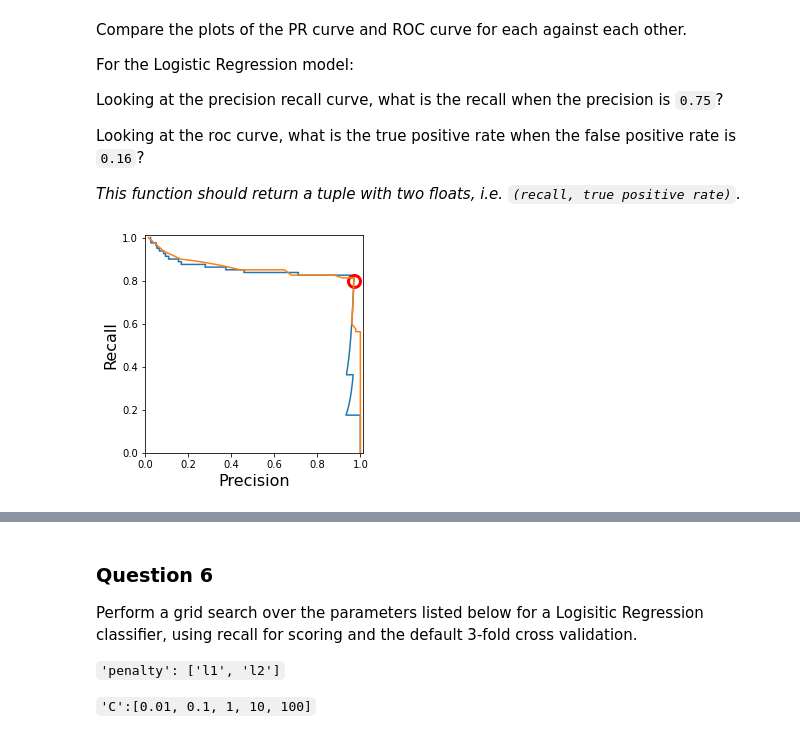
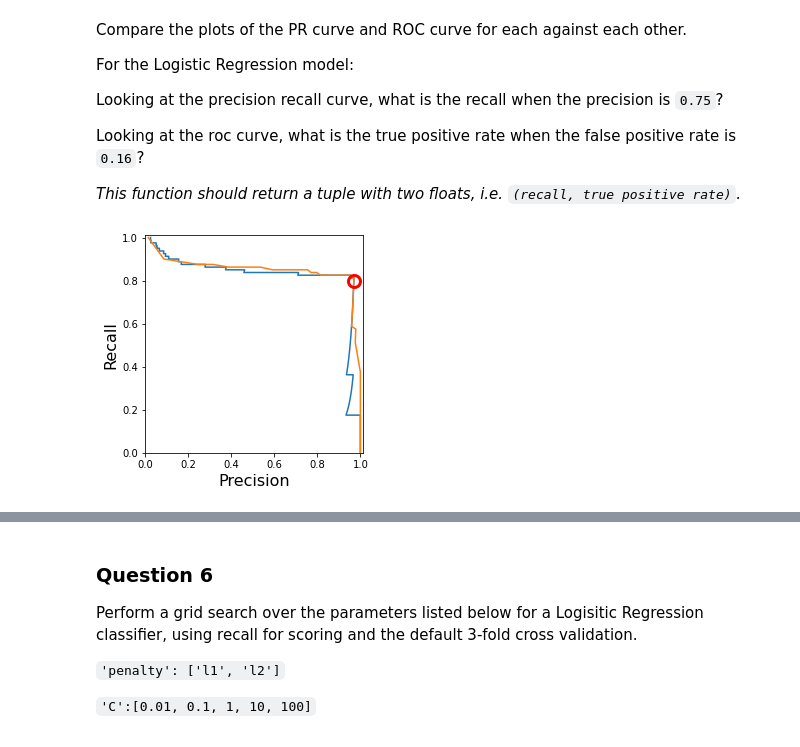
Before and after one commit to Malka82/College, a Jupyter notebook: Copy_of_Assignment_3.ipynb, the cells around one changed output, grey strips where cells are left out. Drawn from its saved outputs; the diff is of its cells as text; code cells hidden in the pictures.

```diff
--- a/Copy_of_Assignment_3.ipynb
+++ b/Copy_of_Assignment_3.ipynb
@@ -124,38 +145,49 @@ lr.fit(X_train, y_train)
 y_scores_lr = lr.decision_function(X_test)
 # %%
 #create a second classifier of your choice
+
+from sklearn.ensemble import RandomForestClassifier
+
+rfc = RandomForestClassifier()
+rfc = rfc.fit(X_train, y_train)
+y_scores_rfc = rfc.predict_proba(X_test)[:, 1]
 # %%
 def draw_pr_curve():
     from sklearn.metrics import precision_recall_curve
 
     precision, recall, thresholds = precision_recall_curve(y_test, y_scores_lr)
     closest_zero = np.argmin(np.abs(thresholds))
     closest_zero_p = precision[closest_zero]
     closest_zero_r = recall[closest_zero]
 
     #repeat for second classifier (give different names)
+    precision_rfc, recall_rfc, thresholds_rfc = precision_recall_curve(y_test, y_scores_rfc)
+    closest_zero_rfc = np.argmin(np.abs(thresholds))
+    closest_zero_p_rfc = precision[closest_zero_rfc]
+    closest_zero_r_rfc = recall[closest_zero_rfc]
 
     import matplotlib.pyplot as plt
 
     # Your code to plot curve here
     import matplotlib.pyplot as plt
     plt.figure()
     plt.xlim([0.0, 1.01])
     plt.ylim([0.0, 1.01])
     plt.plot(precision, recall, label='Precision-Recall Curve')
+    plt.plot(precision_rfc, recall_rfc, label='Precision-Recall Curve')
 
     #repeat for second classifier
 
     plt.plot(closest_zero_p, closest_zero_r, 'o', markersize = 12, fillstyle = 'none', c='r', mew=3)
 
     plt.xlabel('Precision', fontsize=16)
     plt.ylabel('Recall', fontsize=16)
     plt.axes().set_aspect('equal')
     plt.show()
 
 draw_pr_curve()
 # %% [output]
-[figure, old version]
+[figure, new version]
 # %%
 def draw_roc_curve():
     %matplotlib inline
```
Also changed, not shown: parts of 8 cells of this notebook.
